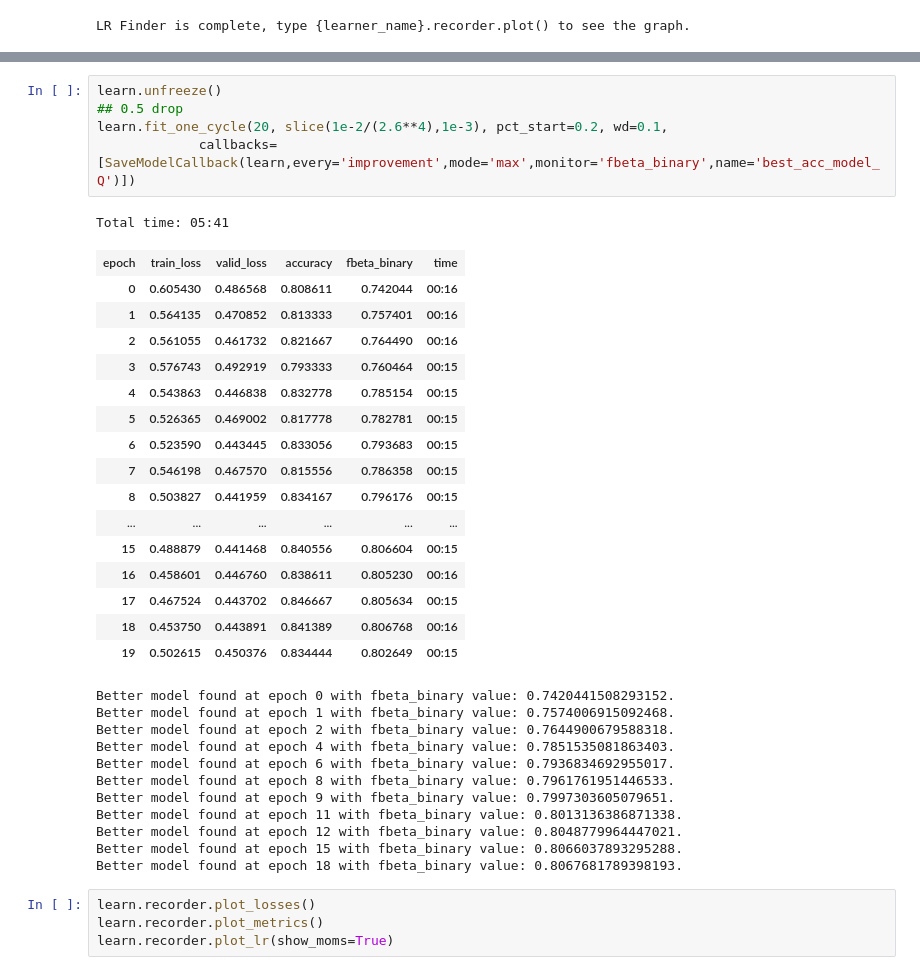
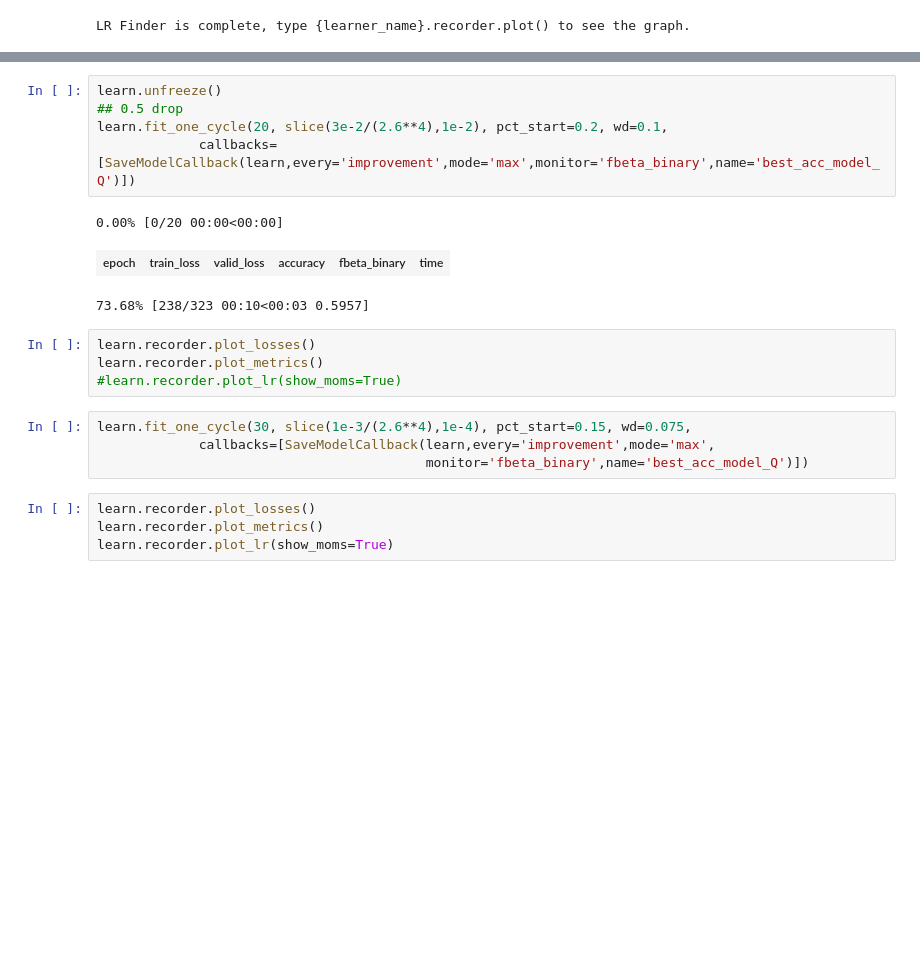
Before and after one commit to bfarzin/haha_2019, a Jupyter notebook: spanish_joke_classifier_tweet_only_LM_QRNN-LabelSmoothing[LM and Clas]_0607.ipynb, the cells around one changed output, grey strips where cells are left out. Saved outputs shown, nothing was run; the diff lists cells and outputs as text; blank space fills up the shorter version.

```diff
--- a/spanish_joke_classifier_tweet_only_LM_QRNN-LabelSmoothing[LM and Clas]_0607.ipynb
+++ b/spanish_joke_classifier_tweet_only_LM_QRNN-LabelSmoothing[LM and Clas]_0607.ipynb
@@ -283,37 +283,20 @@ learn.recorder.plot(skip_end=10)
 # %%
 learn.unfreeze()
 ## 0.5 drop
-learn.fit_one_cycle(20, slice(1e-2/(2.6**4),1e-3), pct_start=0.2, wd=0.1,
+learn.fit_one_cycle(20, slice(3e-2/(2.6**4),1e-2), pct_start=0.2, wd=0.1,
              callbacks=[SaveModelCallback(learn,every='improvement',mode='max',monitor='fbeta_binary',name='best_acc_model_Q')])
 # %% [output]
-Total time: 05:41
+0.00% [0/20 00:00<00:00]
 | epoch | train_loss | valid_loss | accuracy | fbeta_binary | time |
-| 0 | 0.605430 | 0.486568 | 0.808611 | 0.742044 | 00:16 |
-| 1 | 0.564135 | 0.470852 | 0.813333 | 0.757401 | 00:16 |
-| 2 | 0.561055 | 0.461732 | 0.821667 | 0.764490 | 00:16 |
-| 3 | 0.576743 | 0.492919 | 0.793333 | 0.760464 | 00:15 |
-| 4 | 0.543863 | 0.446838 | 0.832778 | 0.785154 | 00:15 |
-| 5 | 0.526365 | 0.469002 | 0.817778 | 0.782781 | 00:15 |
-| 6 | 0.523590 | 0.443445 | 0.833056 | 0.793683 | 00:15 |
-| 7 | 0.546198 | 0.467570 | 0.815556 | 0.786358 | 00:15 |
-| 8 | 0.503827 | 0.441959 | 0.834167 | 0.796176 | 00:15 |
-| ... | ... | ... | ... | ... | ... |
-| 15 | 0.488879 | 0.441468 | 0.840556 | 0.806604 | 00:15 |
-| 16 | 0.458601 | 0.446760 | 0.838611 | 0.805230 | 00:16 |
-| 17 | 0.467524 | 0.443702 | 0.846667 | 0.805634 | 00:15 |
-| 18 | 0.453750 | 0.443891 | 0.841389 | 0.806768 | 00:16 |
-| 19 | 0.502615 | 0.450376 | 0.834444 | 0.802649 | 00:15 |
-Better model found at epoch 0 with fbeta_binary value: 0.7420441508293152.
-Better model found at epoch 1 with fbeta_binary value: 0.7574006915092468.
-Better model found at epoch 2 with fbeta_binary value: 0.7644900679588318.
-Better model found at epoch 4 with fbeta_binary value: 0.7851535081863403.
-Better model found at epoch 6 with fbeta_binary value: 0.7936834692955017.
-Better model found at epoch 8 with fbeta_binary value: 0.7961761951446533.
-Better model found at epoch 9 with fbeta_binary value: 0.7997303605079651.
-Better model found at epoch 11 with fbeta_binary value: 0.8013136386871338.
-Better model found at epoch 12 with fbeta_binary value: 0.8048779964447021.
-Better model found at epoch 15 with fbeta_binary value: 0.8066037893295288.
-Better model found at epoch 18 with fbeta_binary value: 0.8067681789398193.
+73.68% [238/323 00:10<00:03 0.5957]
+# %%
+learn.recorder.plot_losses()
+learn.recorder.plot_metrics()
+#learn.recorder.plot_lr(show_moms=True)
+# %%
+learn.fit_one_cycle(30, slice(1e-3/(2.6**4),1e-4), pct_start=0.15, wd=0.075,
+             callbacks=[SaveModelCallback(learn,every='improvement',mode='max',
+                                          monitor='fbeta_binary',name='best_acc_model_Q')])
 # %%
 learn.recorder.plot_losses()
 learn.recorder.plot_metrics()
```
Also changed, not shown: parts of 7 cells of this notebook, 1 other file.
